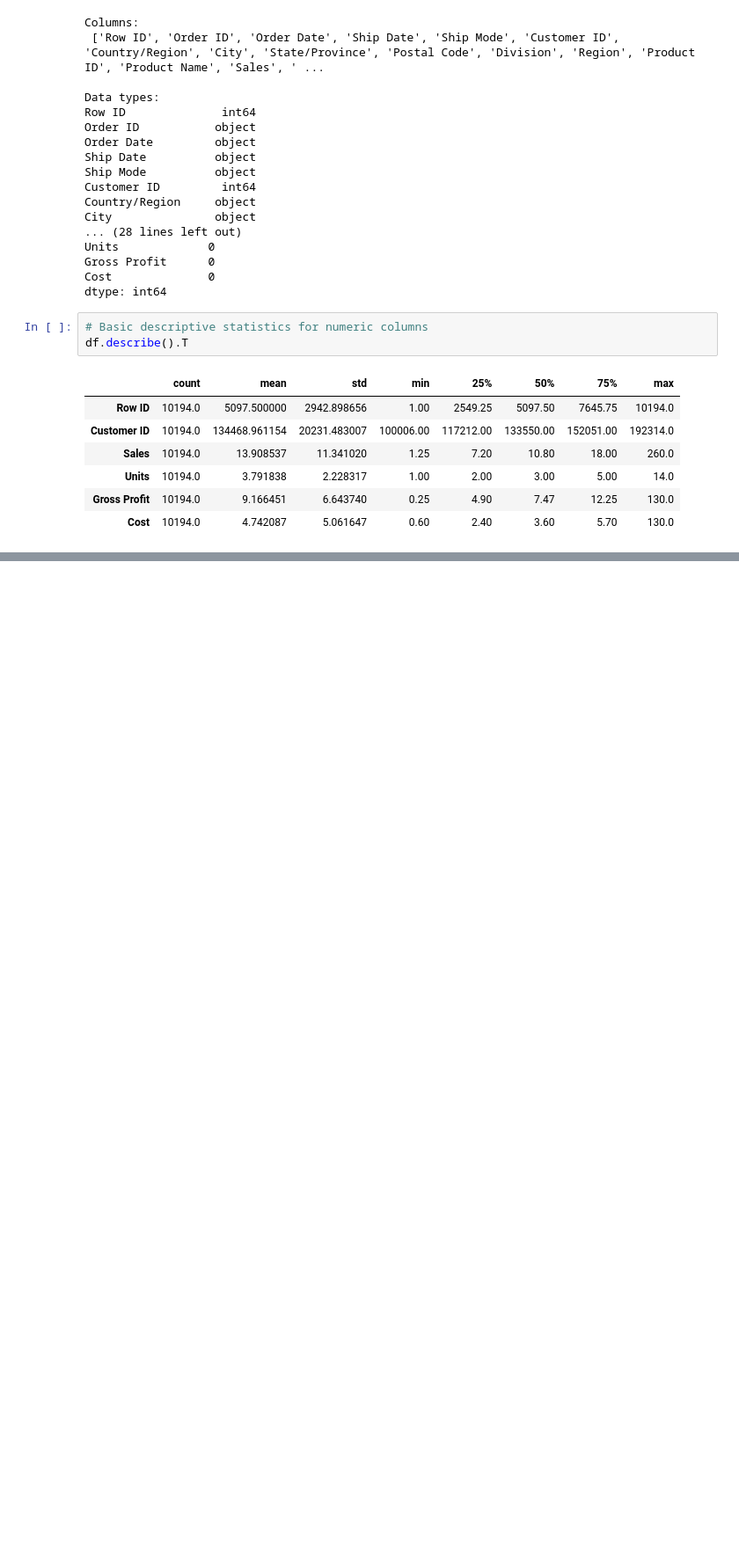
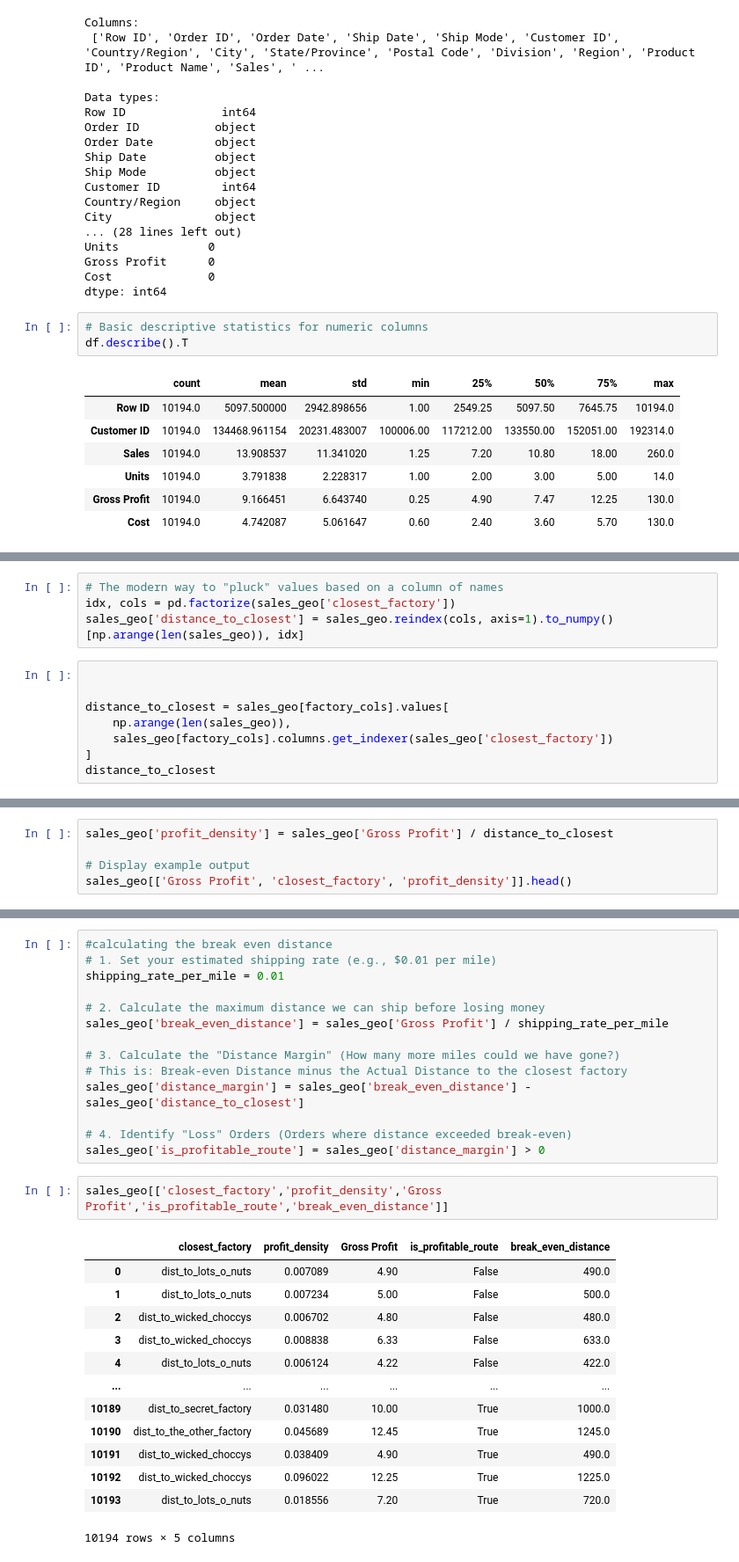
Before and after one commit to aya11337/Supply-Chain-Shipping-Analysis, a Jupyter notebook: candy_distributor_analysis.ipynb, the cells around one changed output, grey strips where cells are left out. Shown at 88% size. Drawn from its saved outputs; the diff is of its cells as text; blank space fills up the shorter version.

Commit message:
Efficient Route Calculation

```diff
--- a/candy_distributor_analysis.ipynb
+++ b/candy_distributor_analysis.ipynb
@@ -89,0 +235,12 @@ df.describe().T
+# %%
+# The modern way to "pluck" values based on a column of names
+idx, cols = pd.factorize(sales_geo['closest_factory'])
+sales_geo['distance_to_closest'] = sales_geo.reindex(cols, axis=1).to_numpy()[np.arange(len(sales_geo)), idx]
+# %%
+
+
+distance_to_closest = sales_geo[factory_cols].values[
+    np.arange(len(sales_geo)),
+    sales_geo[factory_cols].columns.get_indexer(sales_geo['closest_factory'])
+]
+distance_to_closest
@@ -89,0 +250,5 @@ df.describe().T
+# %%
+sales_geo['profit_density'] = sales_geo['Gross Profit'] / distance_to_closest
+
+# Display example output
+sales_geo[['Gross Profit', 'closest_factory', 'profit_density']].head()
@@ -89,0 +262,30 @@ df.describe().T
+# %%
+#calculating the break even distance
+# 1. Set your estimated shipping rate (e.g., $0.01 per mile)
+shipping_rate_per_mile = 0.01
+
+# 2. Calculate the maximum distance we can ship before losing money
+sales_geo['break_even_distance'] = sales_geo['Gross Profit'] / shipping_rate_per_mile
+
+# 3. Calculate the "Distance Margin" (How many more miles could we have gone?)
+# This is: Break-even Distance minus the Actual Distance to the closest factory
+sales_geo['distance_margin'] = sales_geo['break_even_distance'] - sales_geo['distance_to_closest']
+
+# 4. Identify "Loss" Orders (Orders where distance exceeded break-even)
+sales_geo['is_profitable_route'] = sales_geo['distance_margin'] > 0
+# %%
+sales_geo[['closest_factory','profit_density','Gross Profit','is_profitable_route','break_even_distance']]
+# %% [output]
+|  | closest_factory | profit_density | Gross Profit | is_profitable_route | break_even_distance |
+| 0 | dist_to_lots_o_nuts | 0.007089 | 4.90 | False | 490.0 |
+| 1 | dist_to_lots_o_nuts | 0.007234 | 5.00 | False | 500.0 |
+| 2 | dist_to_wicked_choccys | 0.006702 | 4.80 | False | 480.0 |
+| 3 | dist_to_wicked_choccys | 0.008838 | 6.33 | False | 633.0 |
+| 4 | dist_to_lots_o_nuts | 0.006124 | 4.22 | False | 422.0 |
+| ... | ... | ... | ... | ... | ... |
+| 10189 | dist_to_secret_factory | 0.031480 | 10.00 | True | 1000.0 |
+| 10190 | dist_to_the_other_factory | 0.045689 | 12.45 | True | 1245.0 |
+| 10191 | dist_to_wicked_choccys | 0.038409 | 4.90 | True | 490.0 |
+| 10192 | dist_to_wicked_choccys | 0.096022 | 12.25 | True | 1225.0 |
+| 10193 | dist_to_lots_o_nuts | 0.018556 | 7.20 | True | 720.0 |
+10194 rows × 5 columns
```
Also changed, not shown: parts of 18 cells of this notebook.
